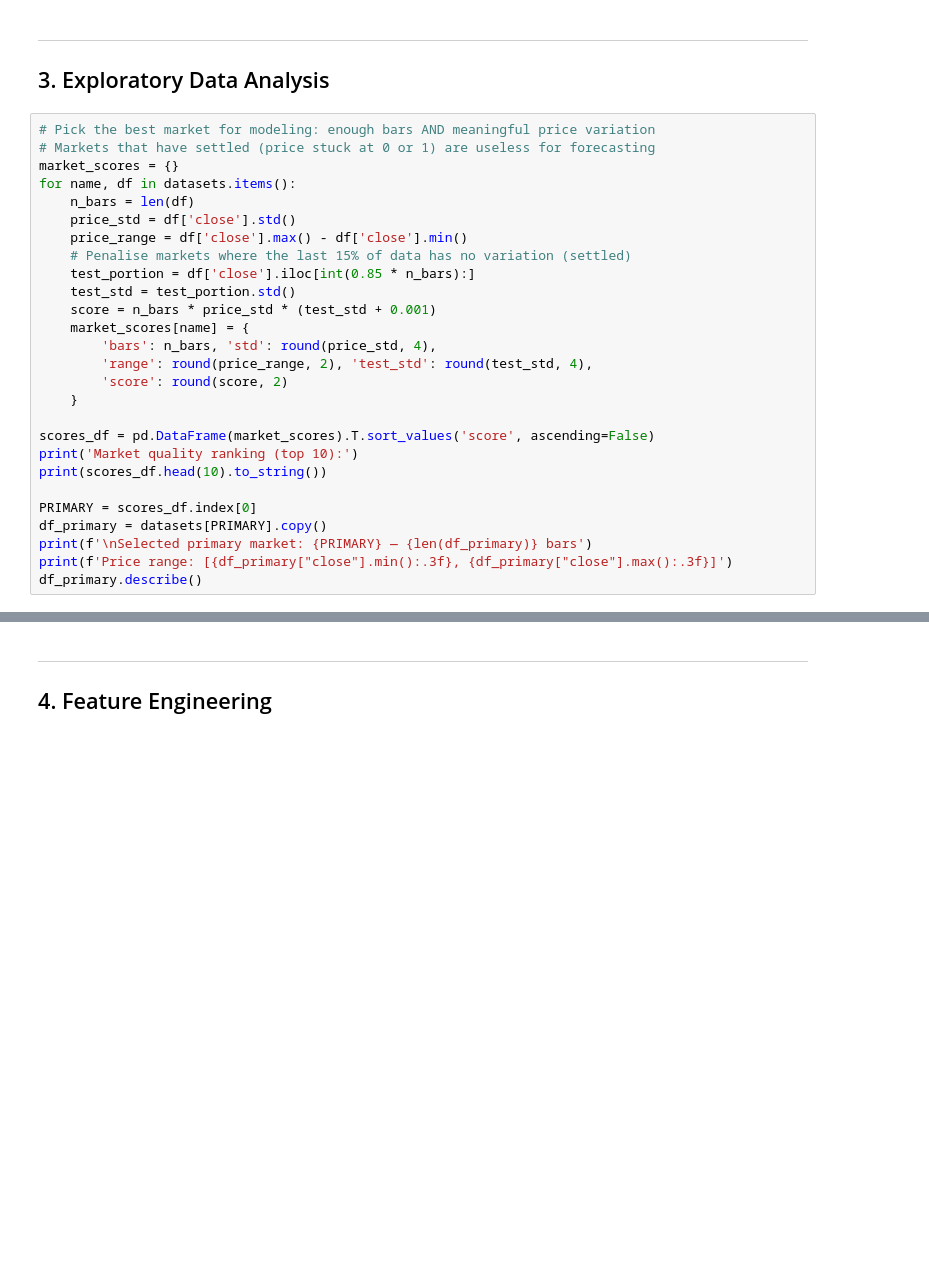
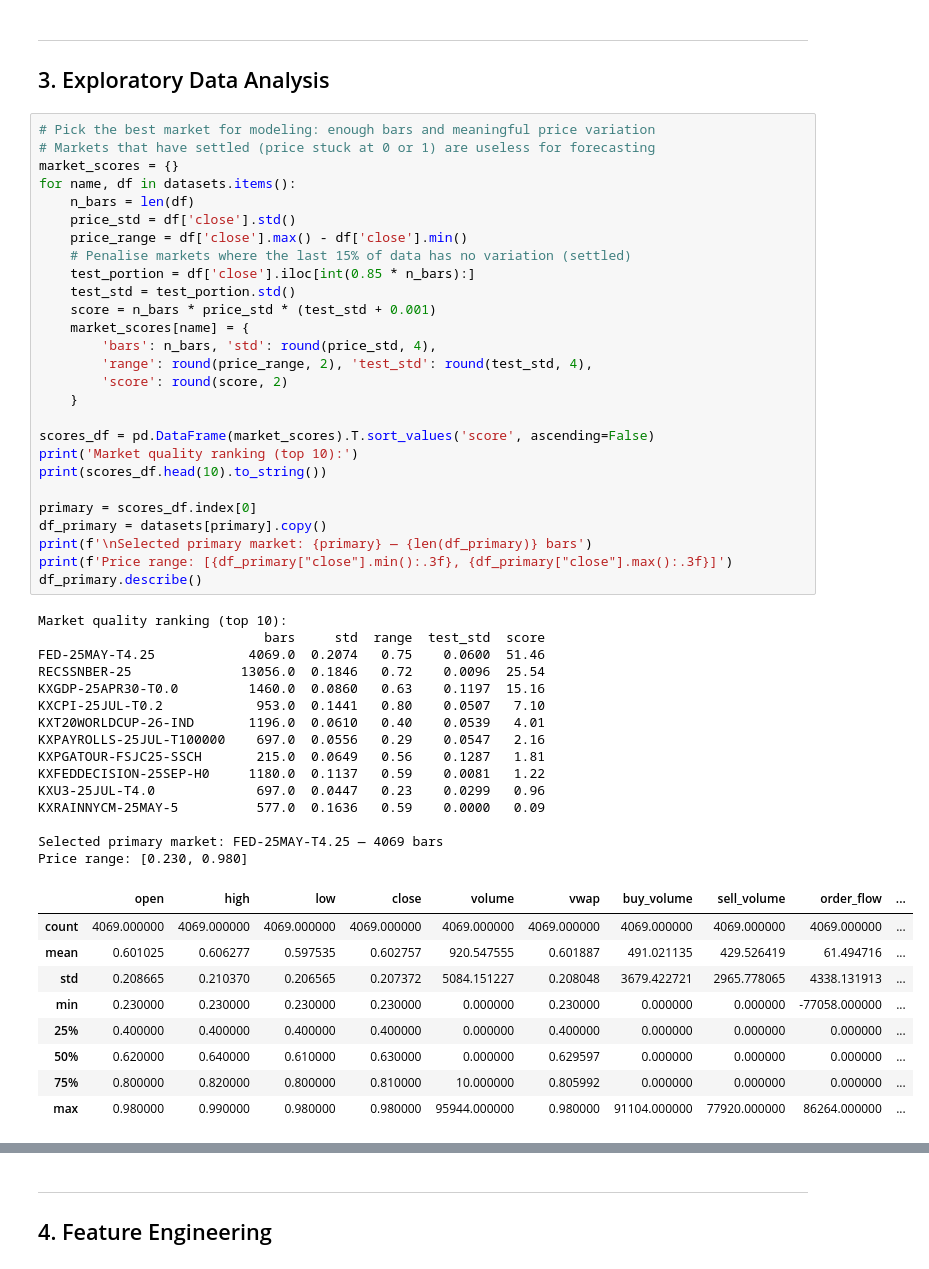
Before and after one commit to asingh49-cmd/Kalshi_Prediction_Market_Analysis, a Jupyter notebook: notebooks/main_analysis.ipynb, the cells around one changed output, grey strips where cells are left out. Drawn from its saved outputs; the diff is of its cells as text; blank space fills up the shorter version.

```diff
--- a/notebooks/main_analysis.ipynb
+++ b/notebooks/main_analysis.ipynb
@@ -125,32 +125,57 @@ timestamp
 ---
 ## 3. Exploratory Data Analysis
 # %%
-# Pick the best market for modeling: enough bars AND meaningful price variation
+# Pick the best market for modeling: enough bars and meaningful price variation
 # Markets that have settled (price stuck at 0 or 1) are useless for forecasting
 market_scores = {}
 for name, df in datasets.items():
     n_bars = len(df)
     price_std = df['close'].std()
     price_range = df['close'].max() - df['close'].min()
     # Penalise markets where the last 15% of data has no variation (settled)
     test_portion = df['close'].iloc[int(0.85 * n_bars):]
     test_std = test_portion.std()
     score = n_bars * price_std * (test_std + 0.001)
     market_scores[name] = {
         'bars': n_bars, 'std': round(price_std, 4),
         'range': round(price_range, 2), 'test_std': round(test_std, 4),
         'score': round(score, 2)
     }
 
 scores_df = pd.DataFrame(market_scores).T.sort_values('score', ascending=False)
 print('Market quality ranking (top 10):')
 print(scores_df.head(10).to_string())
 
-PRIMARY = scores_df.index[0]
-df_primary = datasets[PRIMARY].copy()
-print(f'\nSelected primary market: {PRIMARY} — {len(df_primary)} bars')
+primary = scores_df.index[0]
+df_primary = datasets[primary].copy()
+print(f'\nSelected primary market: {primary} — {len(df_primary)} bars')
 print(f'Price range: [{df_primary["close"].min():.3f}, {df_primary["close"].max():.3f}]')
 df_primary.describe()
+# %% [output]
+Market quality ranking (top 10):
+                             bars     std  range  test_std  score
+FED-25MAY-T4.25            4069.0  0.2074   0.75    0.0600  51.46
+RECSSNBER-25              13056.0  0.1846   0.72    0.0096  25.54
+KXGDP-25APR30-T0.0         1460.0  0.0860   0.63    0.1197  15.16
+KXCPI-25JUL-T0.2            953.0  0.1441   0.80    0.0507   7.10
+KXT20WORLDCUP-26-IND       1196.0  0.0610   0.40    0.0539   4.01
+KXPAYROLLS-25JUL-T100000    697.0  0.0556   0.29    0.0547   2.16
+KXPGATOUR-FSJC25-SSCH       215.0  0.0649   0.56    0.1287   1.81
+KXFEDDECISION-25SEP-H0     1180.0  0.1137   0.59    0.0081   1.22
+KXU3-25JUL-T4.0             697.0  0.0447   0.23    0.0299   0.96
+KXRAINNYCM-25MAY-5          577.0  0.1636   0.59    0.0000   0.09
+
+Selected primary market: FED-25MAY-T4.25 — 4069 bars
+Price range: [0.230, 0.980]
+|  | open | high | low | close | volume | vwap | buy_volume | sell_volume | order_flow | ... |
+| count | 4069.000000 | 4069.000000 | 4069.000000 | 4069.000000 | 4069.000000 | 4069.000000 | 4069.000000 | 4069.000000 | 4069.000000 | ... |
+| mean | 0.601025 | 0.606277 | 0.597535 | 0.602757 | 920.547555 | 0.601887 | 491.021135 | 429.526419 | 61.494716 | ... |
+| std | 0.208665 | 0.210370 | 0.206565 | 0.207372 | 5084.151227 | 0.208048 | 3679.422721 | 2965.778065 | 4338.131913 | ... |
+| min | 0.230000 | 0.230000 | 0.230000 | 0.230000 | 0.000000 | 0.230000 | 0.000000 | 0.000000 | -77058.000000 | ... |
+| 25% | 0.400000 | 0.400000 | 0.400000 | 0.400000 | 0.000000 | 0.400000 | 0.000000 | 0.000000 | 0.000000 | ... |
+| 50% | 0.620000 | 0.640000 | 0.610000 | 0.630000 | 0.000000 | 0.629597 | 0.000000 | 0.000000 | 0.000000 | ... |
+| 75% | 0.800000 | 0.820000 | 0.800000 | 0.810000 | 10.000000 | 0.805992 | 0.000000 | 0.000000 | 0.000000 | ... |
+| max | 0.980000 | 0.990000 | 0.980000 | 0.980000 | 95944.000000 | 0.980000 | 91104.000000 | 77920.000000 | 86264.000000 | ... |
 # %%
 # Price series
 fig, ax = plt.subplots(figsize=(12, 4))
```
Also changed, not shown: parts of 21 cells of this notebook.
